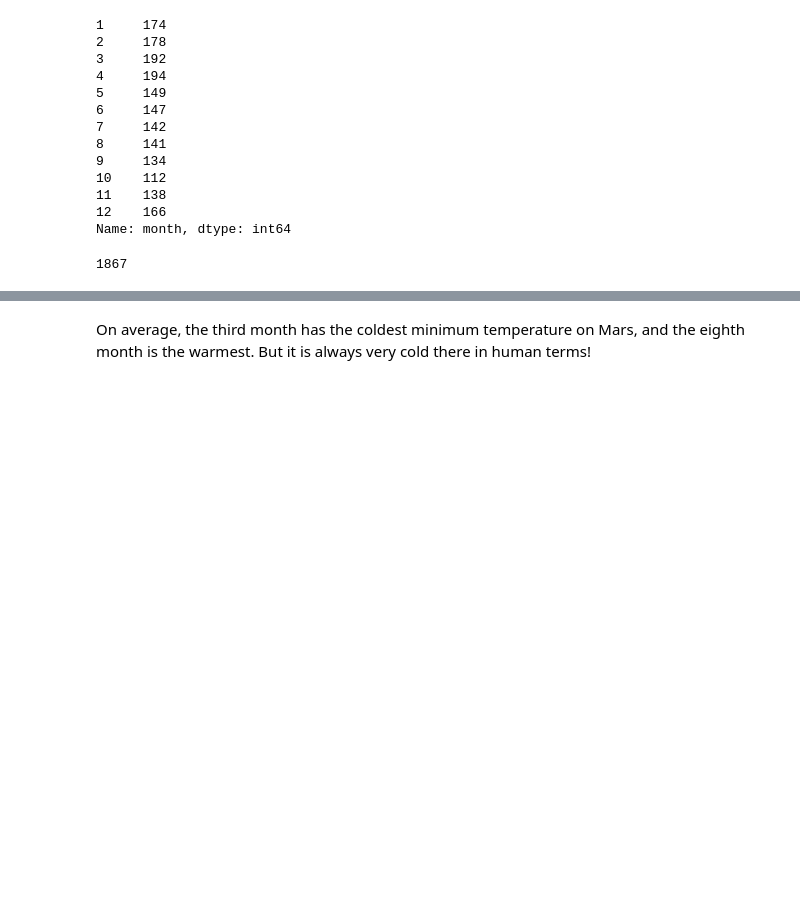
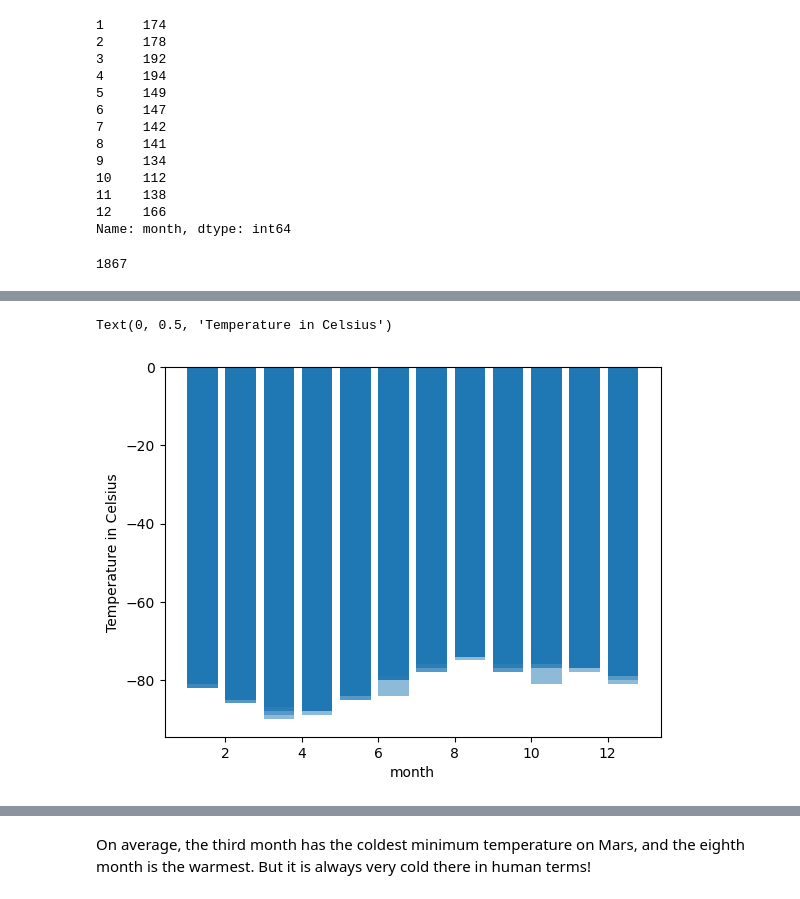
Before and after one commit to a-dhil/webscraping-challenge, a Jupyter notebook: Marsnews/part_2_mars_weather.ipynb, the cells around one changed output, grey strips where cells are left out. Cells and saved outputs as stored; diff of their text form; code cells hidden in the pictures; blank space fills up the shorter version.

Commit message:
graphs craeted for pressure and temp data

```diff
--- a/Marsnews/part_2_mars_weather.ipynb
+++ b/Marsnews/part_2_mars_weather.ipynb
@@ -161,0 +170,8 @@ days
+# %%
+# Plot the average temperature by month
+plt.bar(mars_df['month'], mars_df["min_temp"], alpha=0.5, align="edge")
+plt.xlabel('month')
+plt.ylabel('Temperature in Celsius')
+# %% [output]
+Text(0, 0.5, 'Temperature in Celsius')
+[figure, added]
```
Also changed, not shown: parts of 9 cells of this notebook.
